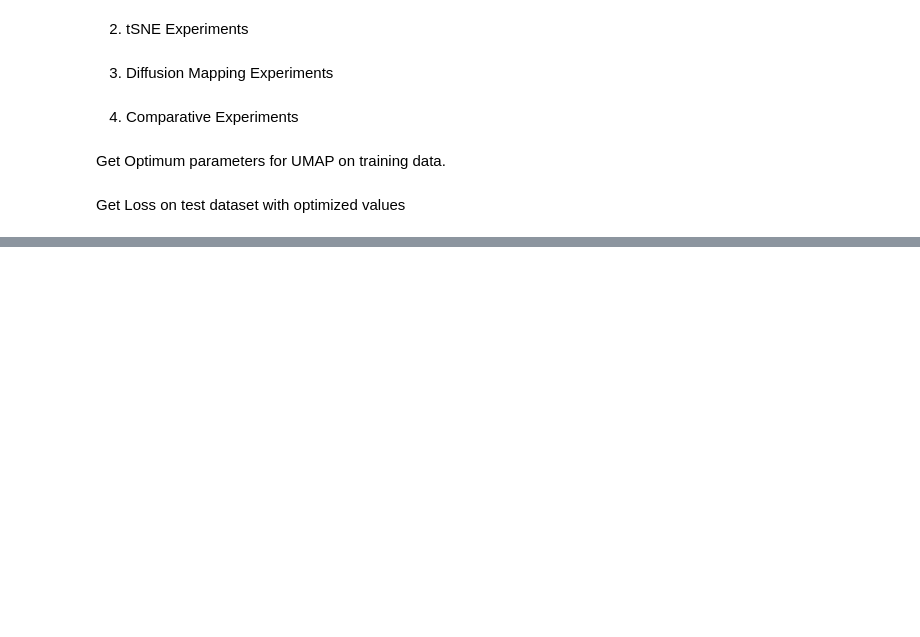
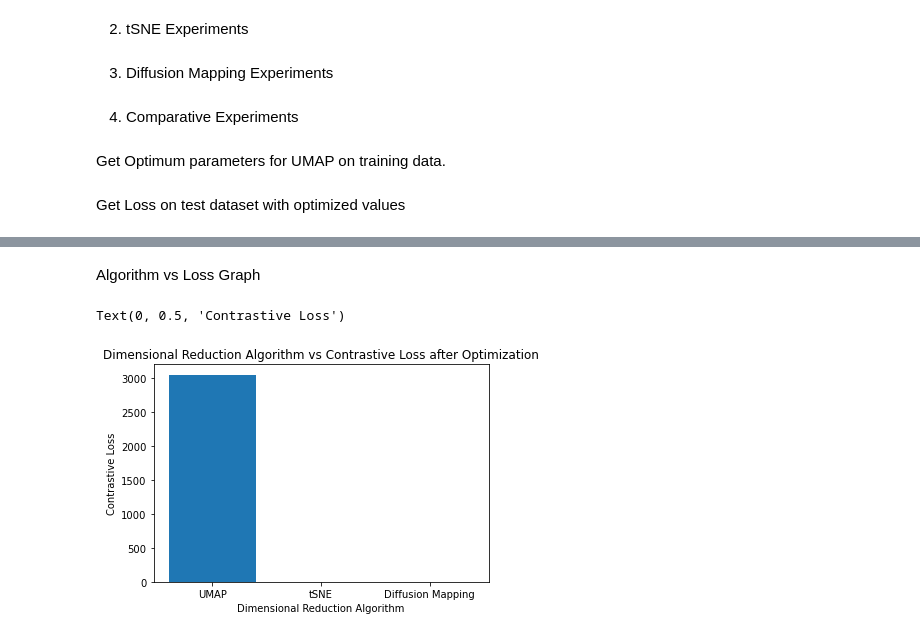
Before and after one commit to lewinsohndp/dimensional-reduction, a Jupyter notebook: experiments.ipynb, the cells around one changed output, grey strips where cells are left out. Drawn from its saved outputs; the diff is of its cells as text; code cells hidden in the pictures; blank space fills up the shorter version.

```diff
--- a/experiments.ipynb
+++ b/experiments.ipynb
@@ -138,0 +139,10 @@ myLoss.get_loss(embedding, test_label)
+# %% [markdown]
+Algorithm vs Loss Graph
+# %%
+plt.bar(["UMAP", "tSNE", "Diffusion Mapping"], [3043.8981680330667, 0, 0])
+plt.title("Dimensional Reduction Algorithm vs Contrastive Loss after Optimization")
+plt.xlabel("Dimensional Reduction Algorithm")
+plt.ylabel("Contrastive Loss")
+# %% [output]
+Text(0, 0.5, 'Contrastive Loss')
+[figure, added]
```
Also changed, not shown: parts of 3 cells of this notebook.
